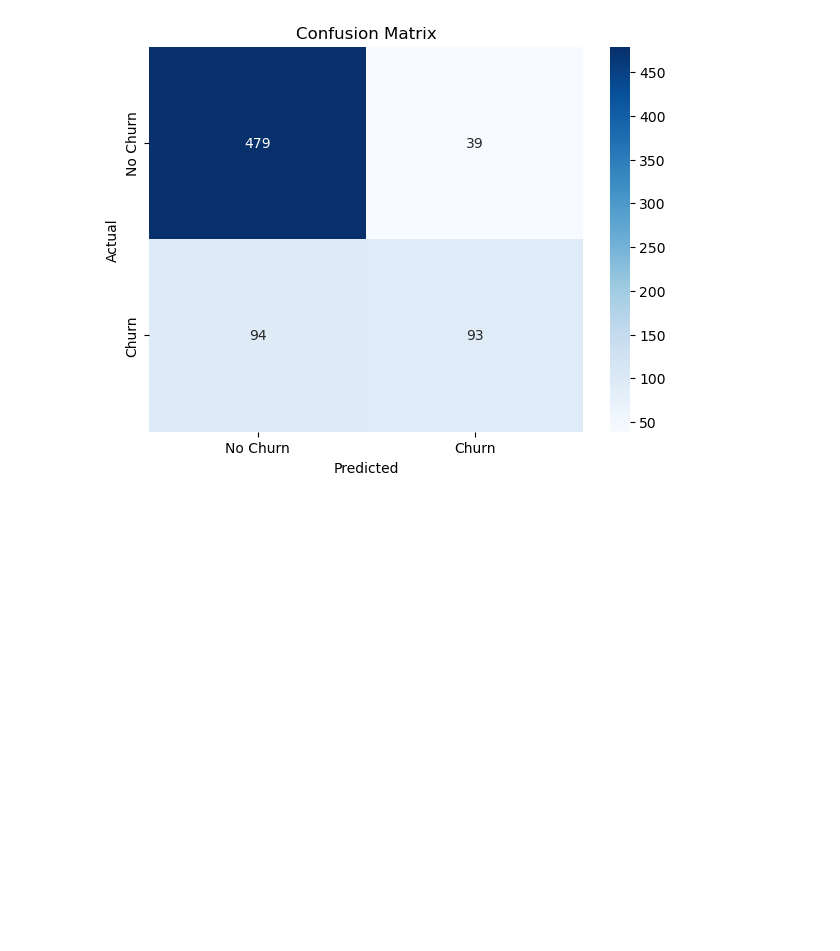
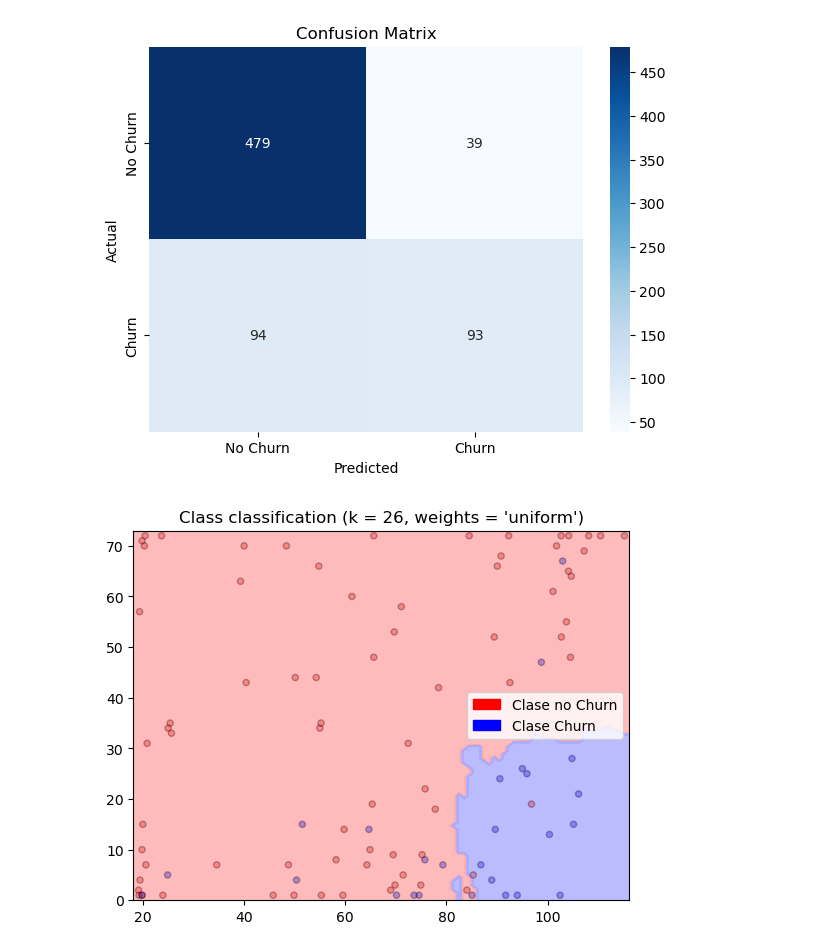
Before and after one commit to SantiFdezz/bike-sharing-ml, a Jupyter notebook: KNN.ipynb, the cells around one changed output. Drawn from its saved outputs; the diff is of its cells as text; code cells hidden in the pictures; blank space fills up the shorter version.

```diff
--- a/KNN.ipynb
+++ b/KNN.ipynb
@@ -250,3 +304,56 @@ plt.title('Confusion Matrix')
 plt.show()
 # %% [output]
 [figure]
+# %%
+
+# 'Partner','SeniorCitizen', 'Dependents', 'tenure', 'OnlineBackup', 'DeviceProtection', 'TechSupport', 'StreamingTV', 'StreamingMovies',  'PaymentMethod', 'MonthlyCharges'
+
+# Seleccionar dos características para la visualización
+X_vis = dfTelco[['MonthlyCharges', 'tenure']].values
+y = dfTelco['Churn'].values  # Asegúrate de que y sea una serie o array
+
+sample_size = 100  # Número de puntos a mostrar
+if len(X_vis) > sample_size:
+    indices = np.random.choice(len(X_vis), sample_size, replace=False)
+    X_vis = X_vis[indices]
+    y = y[indices]
+
+# Parámetros del clasificador
+n_neighbors = 26
+weights = 'uniform'
+
+# Crear una instancia del clasificador y ajustar los datos
+clf = KNeighborsClassifier(n_neighbors=n_neighbors, weights=weights, )
+clf.fit(X_vis, y)
+
+# Crear color maps
+cmap_light = ListedColormap(['#FFAAAA', '#AAAAFF'])
+cmap_bold = ListedColormap(['#FF0000', '#0000FF'])
+
+# Graficar el resultado usando DecisionBoundaryDisplay
+disp = DecisionBoundaryDisplay.from_estimator(
+    clf,
+    X_vis,
+    response_method="predict",
+    cmap=cmap_light,
+    alpha=0.8
+)
+
+# Graficar también los puntos de entrenamiento
+disp.ax_.scatter(X_vis[:, 0], X_vis[:, 1], c=y, cmap=cmap_bold, edgecolor='k', s=20, alpha=0.3)
+disp.ax_.set_xlim(X_vis[:, 0].min() - 1, X_vis[:, 0].max() + 1)  # Ajustar el rango del eje x
+disp.ax_.set_ylim(X_vis[:, 1].min() - 1, X_vis[:, 1].max() + 1)  # Ajustar el rango del eje y
+
+# Crear leyenda
+unique_classes = np.unique(y)
+class_labels = ['Clase no Churn' if cls == 0.0 else 'Clase Churn' for cls in unique_classes]
+patches = [mpatches.Patch(color=cmap_bold(i), label=label) for i, label in enumerate(class_labels)]
+disp.ax_.legend(handles=patches)
+
+# Título del gráfico
+disp.ax_.set_title("Class classification (k = %i, weights = '%s')" % (n_neighbors, weights))
+
+# Mostrar el gráfico
+plt.show()
+# %% [output]
+[figure, added]
```
Also changed, not shown: parts of 12 cells of this notebook.
